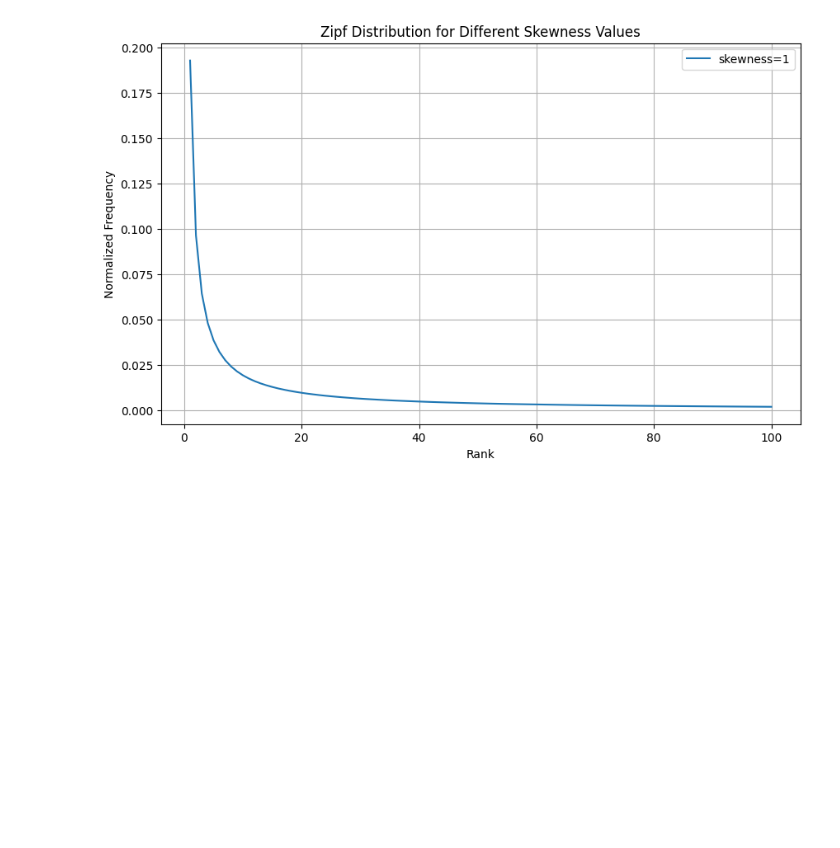
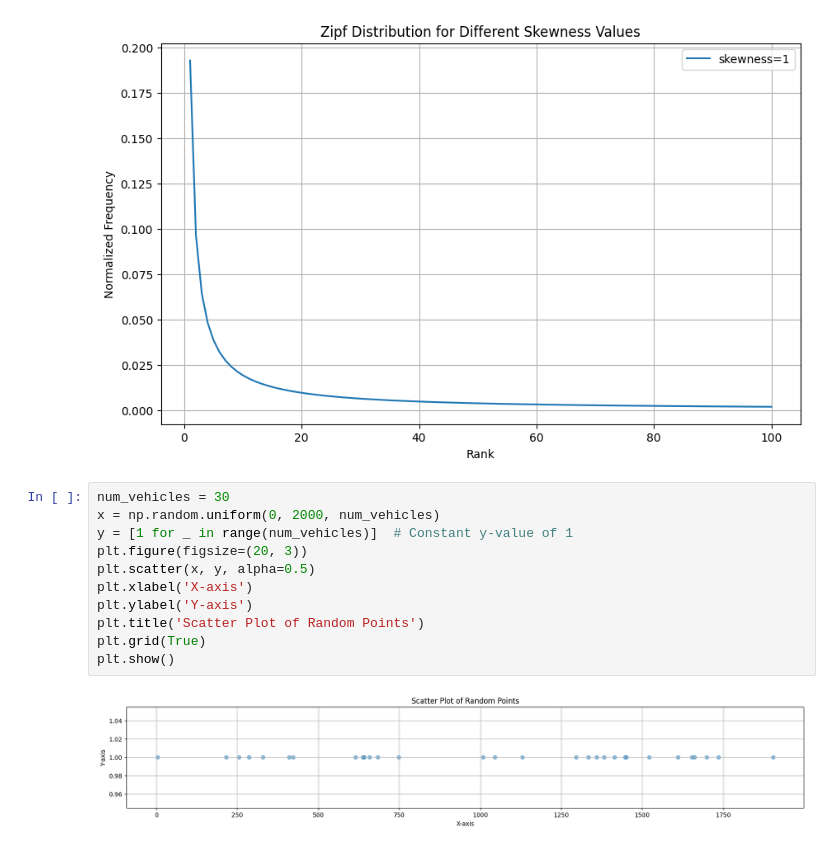
Before and after one commit to icyj1003/mrat, a Jupyter notebook: visualize.ipynb, the cells around one changed output. Cells and saved outputs as stored; diff of their text form; blank space fills up the shorter version.

```diff
--- a/visualize.ipynb
+++ b/visualize.ipynb
@@ -21,3 +21,16 @@ plt.grid(True)
 plt.show()
 # %% [output]
 [figure]
+# %%
+num_vehicles = 30
+x = np.random.uniform(0, 2000, num_vehicles)
+y = [1 for _ in range(num_vehicles)]  # Constant y-value of 1
+plt.figure(figsize=(20, 3))
+plt.scatter(x, y, alpha=0.5)
+plt.xlabel('X-axis')
+plt.ylabel('Y-axis')
+plt.title('Scatter Plot of Random Points')
+plt.grid(True)
+plt.show()
+# %% [output]
+[figure, added]
```
Also changed, not shown: 9 other files.
